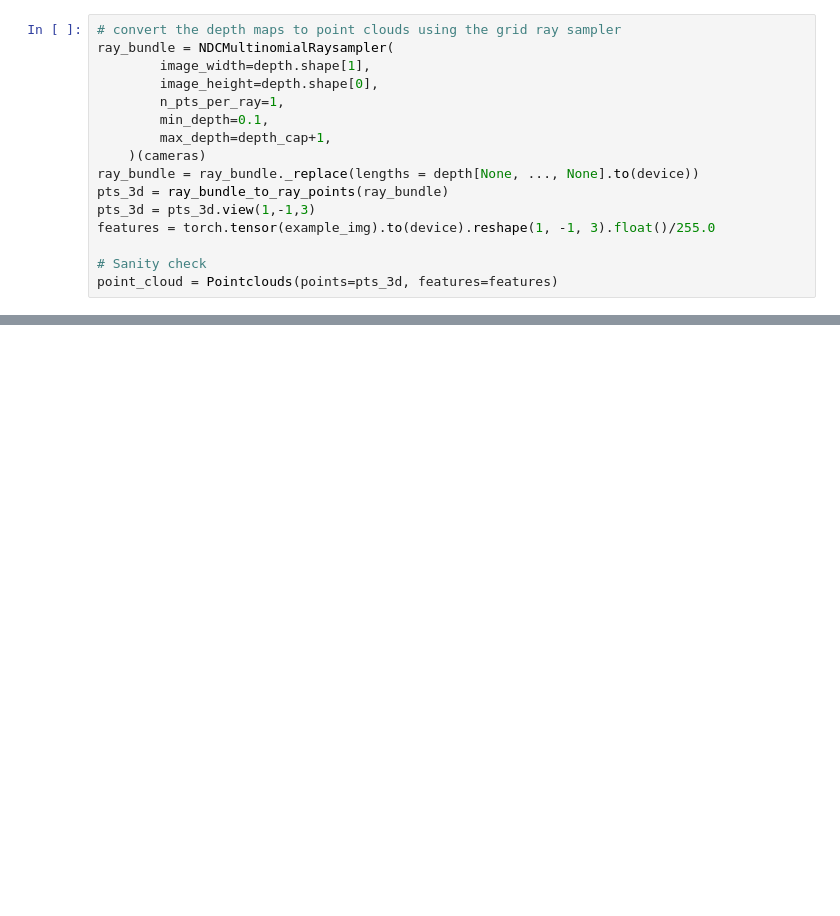
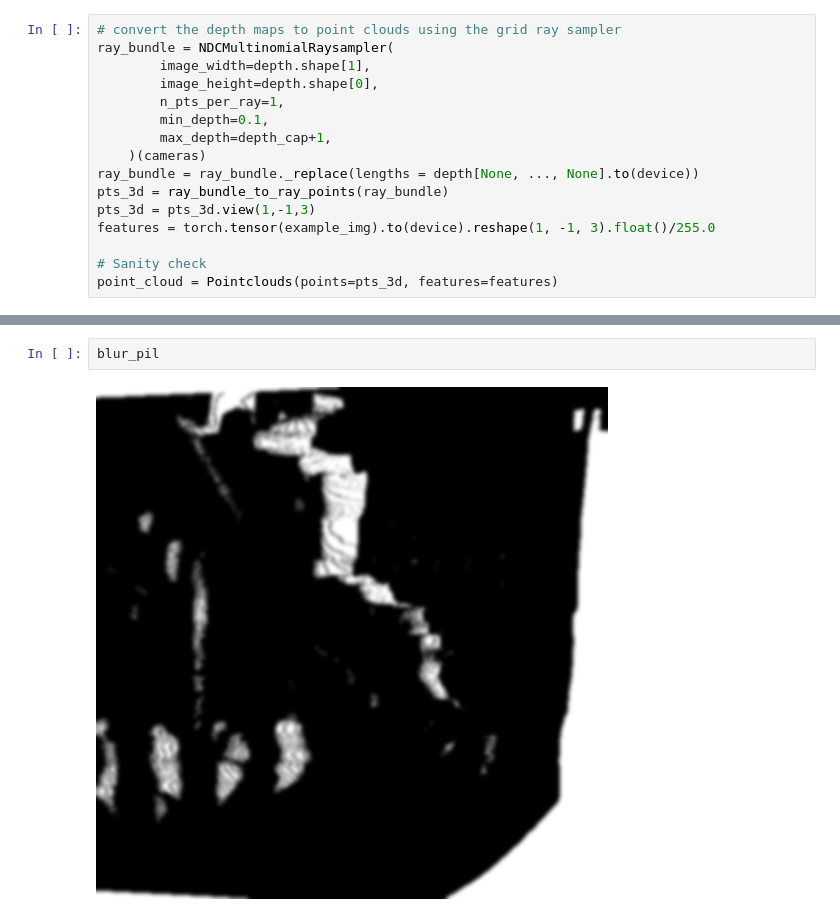
Before and after one commit to wukailu/latent-nerf, a Jupyter notebook: src/new_code.ipynb, the cells around one changed output, grey strips where cells are left out. Saved outputs shown, nothing was run; the diff lists cells and outputs as text; blank space fills up the shorter version.

```diff
--- a/src/new_code.ipynb
+++ b/src/new_code.ipynb
@@ -161,0 +151,4 @@ plt.axis("off");
+# %%
+blur_pil
+# %% [output]
+[figure, added]
```
Also changed, not shown: parts of 17 cells of this notebook.
